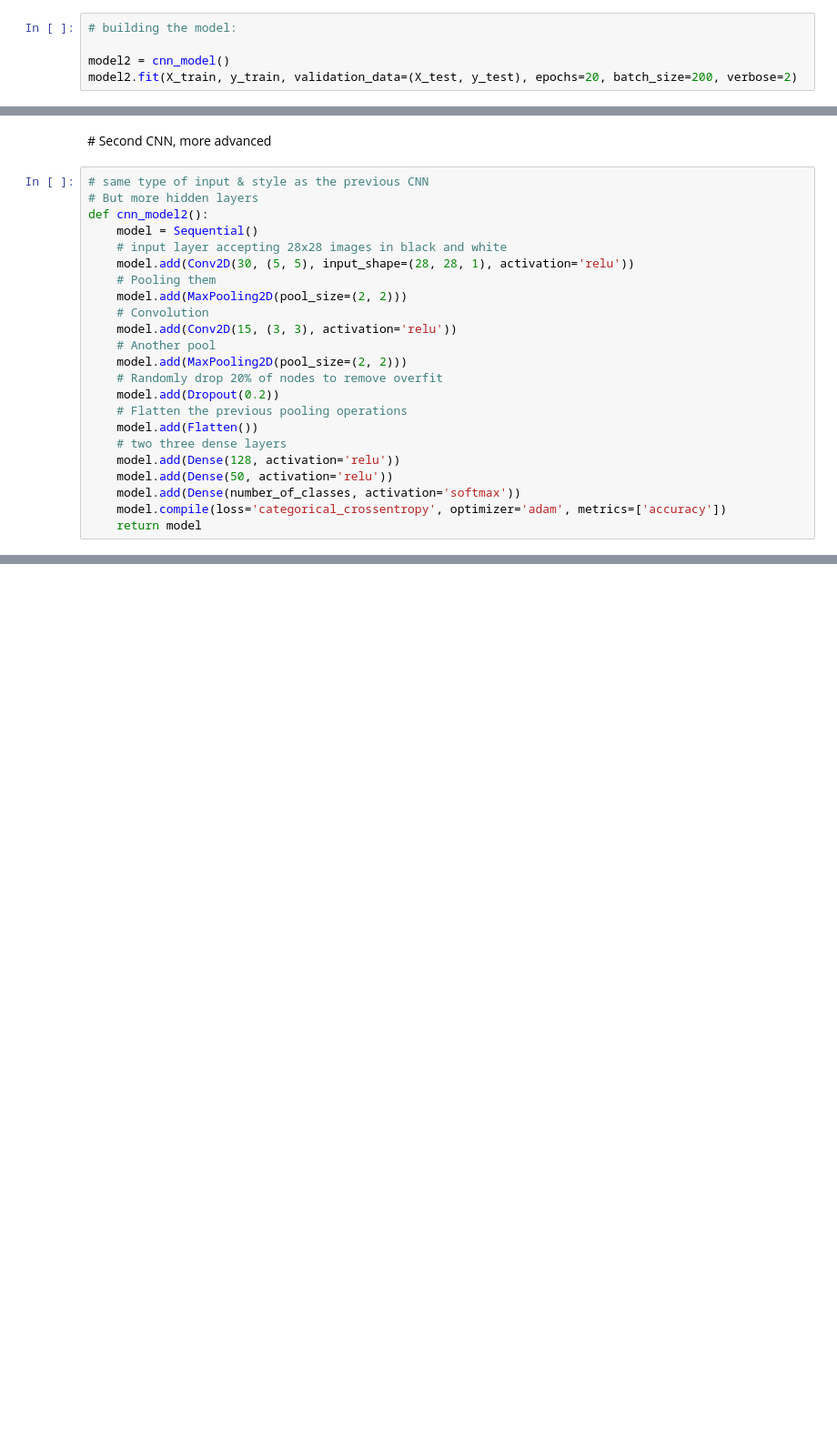
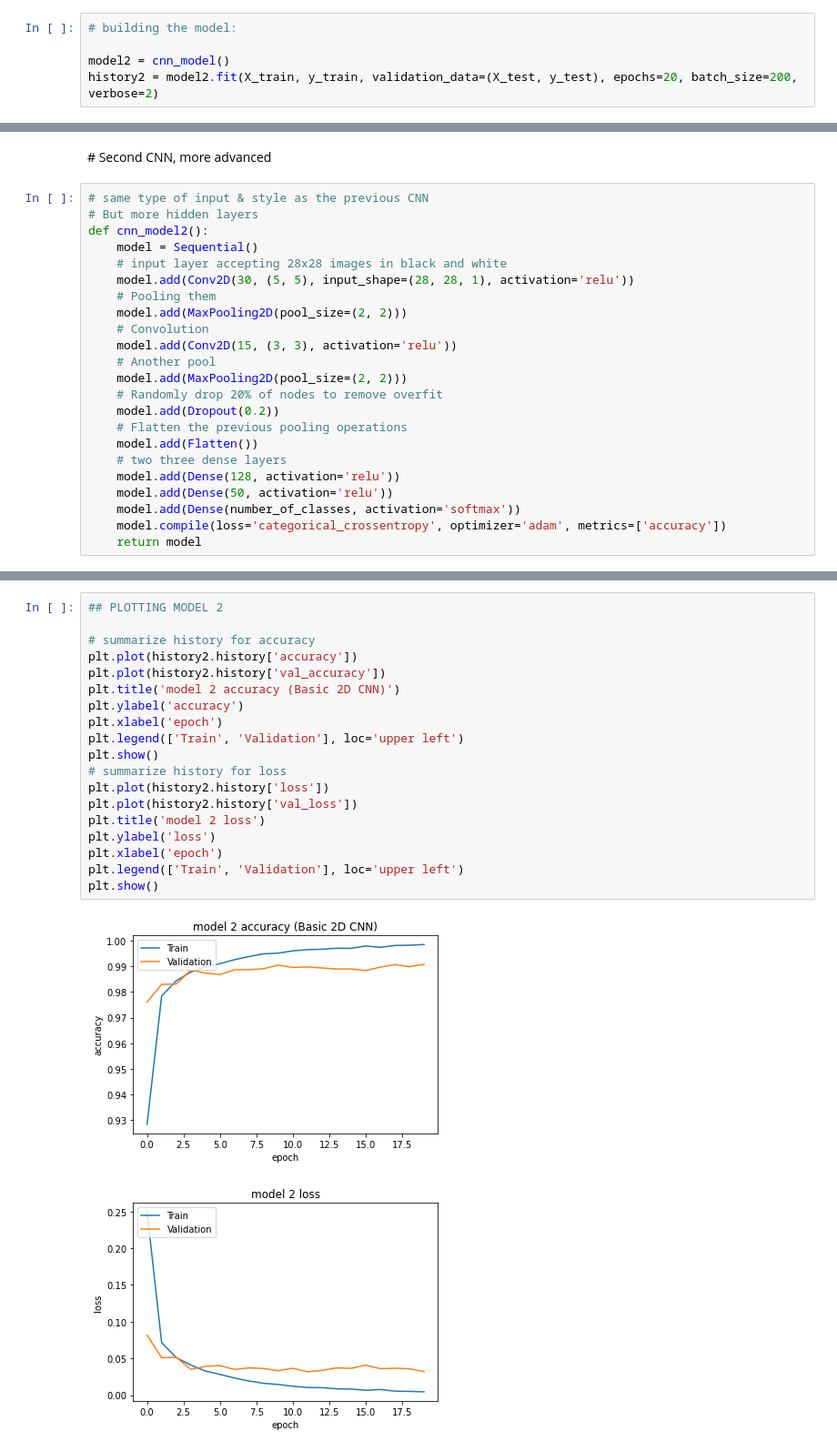
Before and after one commit to louisbemberg/machine-learning-workshop, a Jupyter notebook: 08_handrwitten_digits/handwritten_digits.ipynb, the cells around one changed output, grey strips where cells are left out. Shown at 91% size. Cells and saved outputs as stored; diff of their text form; blank space fills up the shorter version.

```diff
--- a/08_handrwitten_digits/handwritten_digits.ipynb
+++ b/08_handrwitten_digits/handwritten_digits.ipynb
@@ -245,6 +244,6 @@ number_of_classes = y_test.shape[1]
 # building the model:
 
 model2 = cnn_model()
-model2.fit(X_train, y_train, validation_data=(X_test, y_test), epochs=20, batch_size=200, verbose=2)
+history2 = model2.fit(X_train, y_train, validation_data=(X_test, y_test), epochs=20, batch_size=200, verbose=2)
 # %% [output]
 Epoch 1/20
@@ -327,0 +351,22 @@ CNN Error: 0.67%
+# %%
+## PLOTTING MODEL 2
+
+# summarize history for accuracy
+plt.plot(history2.history['accuracy'])
+plt.plot(history2.history['val_accuracy'])
+plt.title('model 2 accuracy (Basic 2D CNN)')
+plt.ylabel('accuracy')
+plt.xlabel('epoch')
+plt.legend(['Train', 'Validation'], loc='upper left')
+plt.show()
+# summarize history for loss
+plt.plot(history2.history['loss'])
+plt.plot(history2.history['val_loss'])
+plt.title('model 2 loss')
+plt.ylabel('loss')
+plt.xlabel('epoch')
+plt.legend(['Train', 'Validation'], loc='upper left')
+plt.show()
+# %% [output]
+[figure, added]
+[figure, added]
```
Also changed, not shown: parts of 16 cells of this notebook.
